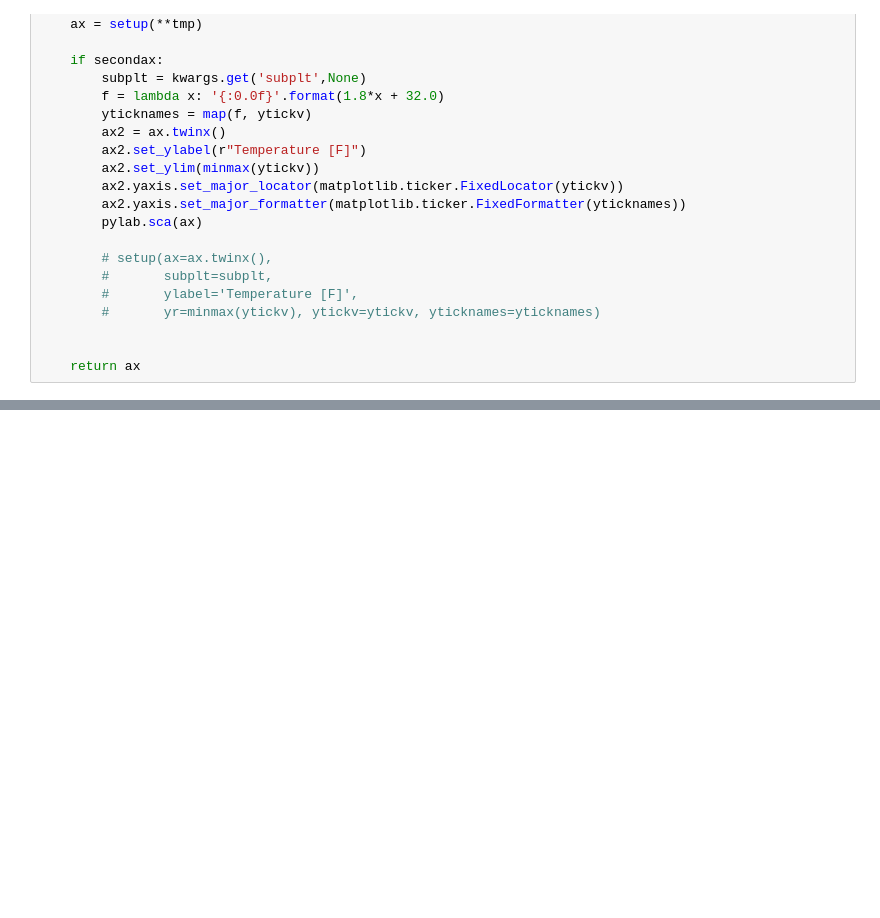
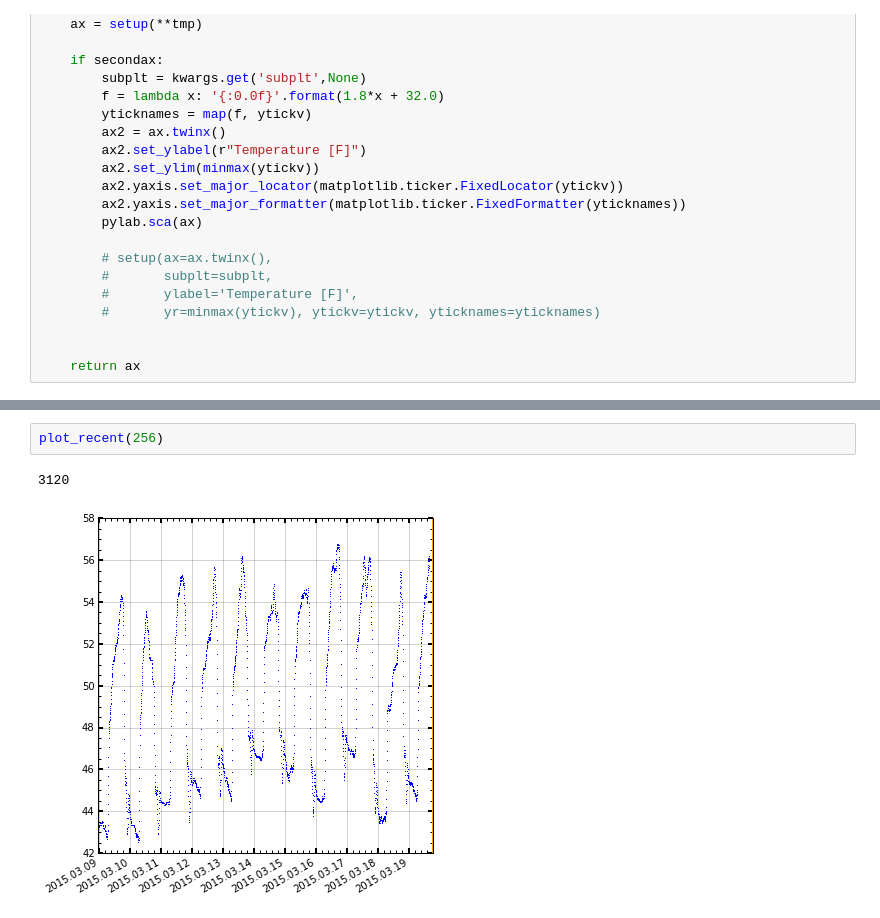
Before and after one commit to ajmendez/templog, a Jupyter notebook: notebook/neon.ipynb, the cells around one changed output, grey strips where cells are left out. Drawn from its saved outputs; the diff is of its cells as text; blank space fills up the shorter version.

```diff
--- a/notebook/neon.ipynb
+++ b/notebook/neon.ipynb
@@ -214,0 +215,5 @@ plot_recent(48)
+# %%
+plot_recent(256)
+# %% [output]
+3120
+[figure, added]
```
Also changed, not shown: parts of 5 cells of this notebook, 2 other files.
